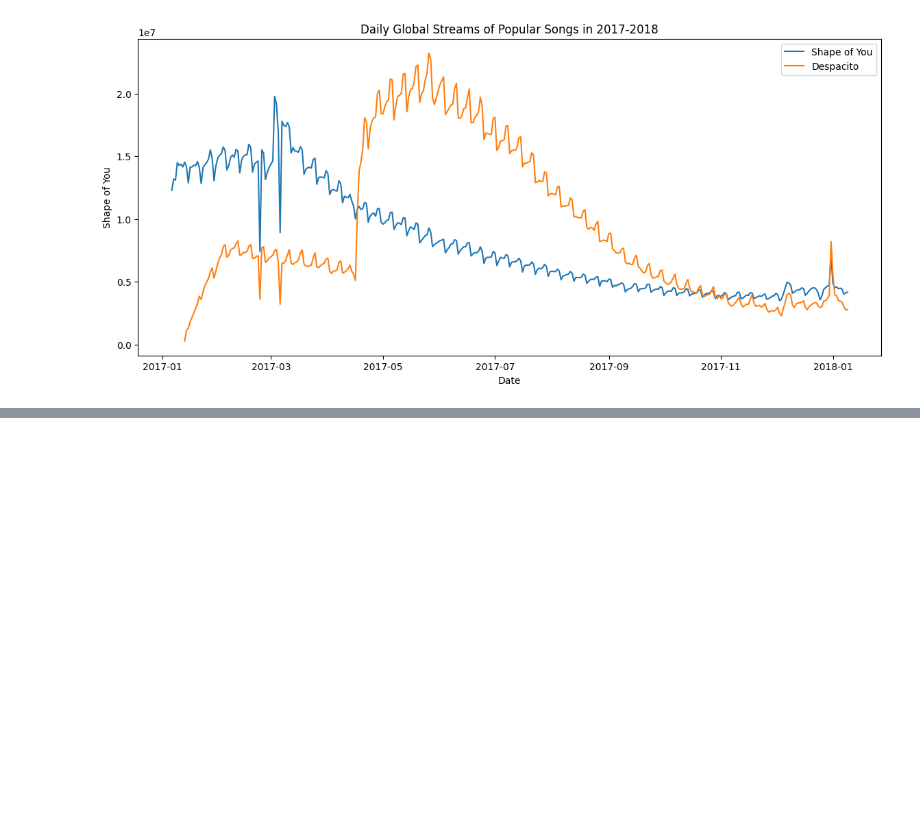
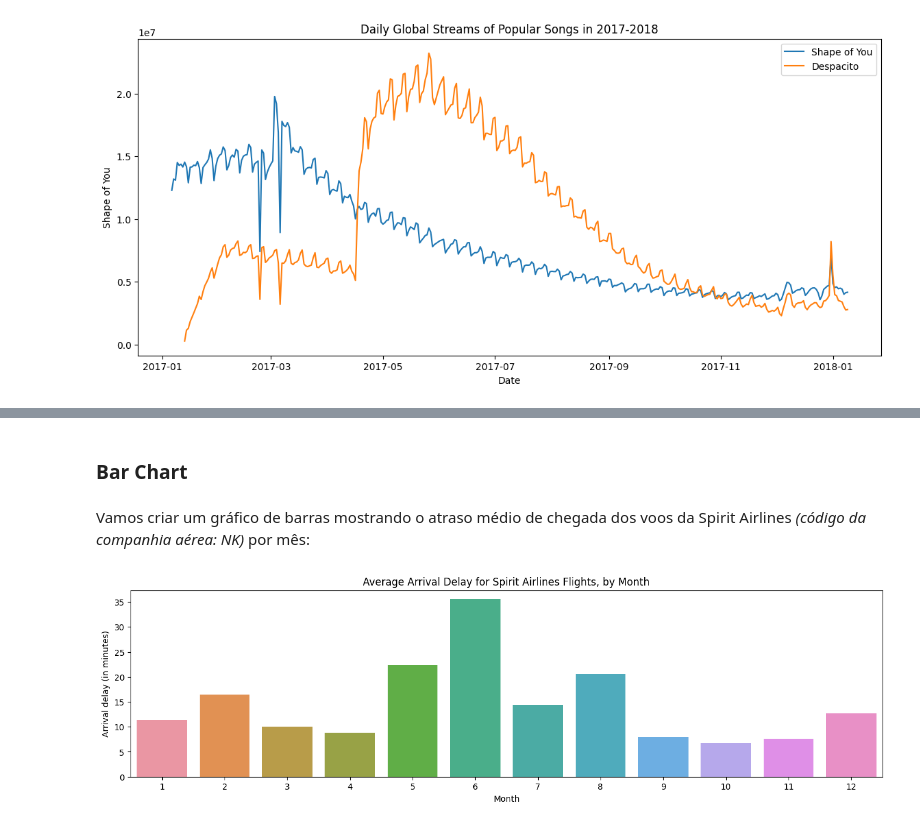
Before and after one commit to kawakami01/kaggle-courses, a Jupyter notebook: Data Visualization Course/kaggle-data-visualization-course.ipynb, the cells around one changed output, grey strips where cells are left out. Drawn from its saved outputs; the diff is of its cells as text; code cells hidden in the pictures; blank space fills up the shorter version.

Commit message:
add data visualization course file

```diff
--- a/Data Visualization Course/kaggle-data-visualization-course.ipynb
+++ b/Data Visualization Course/kaggle-data-visualization-course.ipynb
@@ -100,0 +116,2 @@ plt.xlabel('Date');
+# %%
+fligth_data = pd.read_csv(r'C:\Users\migsk\Documents\Kaggle Courses\kaggle-courses\Data Visualization Course\interesting-data-to-visualize\flight_delays.csv', low_memory=False, index_col="Month")
@@ -100,0 +135,18 @@ plt.xlabel('Date');
+# %% [markdown]
+### Bar Chart
+# %% [markdown]
+Vamos criar um gráfico de barras mostrando o atraso médio de chegada dos voos da Spirit Airlines *(código da companhia aérea: NK)* por mês:
+# %%
+# Definindo o tamanho da figura
+plt.figure(figsize=(16, 4))
+
+# Adicionando o título do gráfico
+plt.title('Average Arrival Delay for Spirit Airlines Flights, by Month')
+
+# Gráfico de barras
+sns.barplot(x=fligth_data.index, y=fligth_data['NK'])
+
+# Adicionando rótulo para o eixo vertical
+plt.ylabel('Arrival delay (in minutes)');
+# %% [output]
+[figure, added]
```
Also changed, not shown: parts of 11 cells of this notebook, 1 other file.
